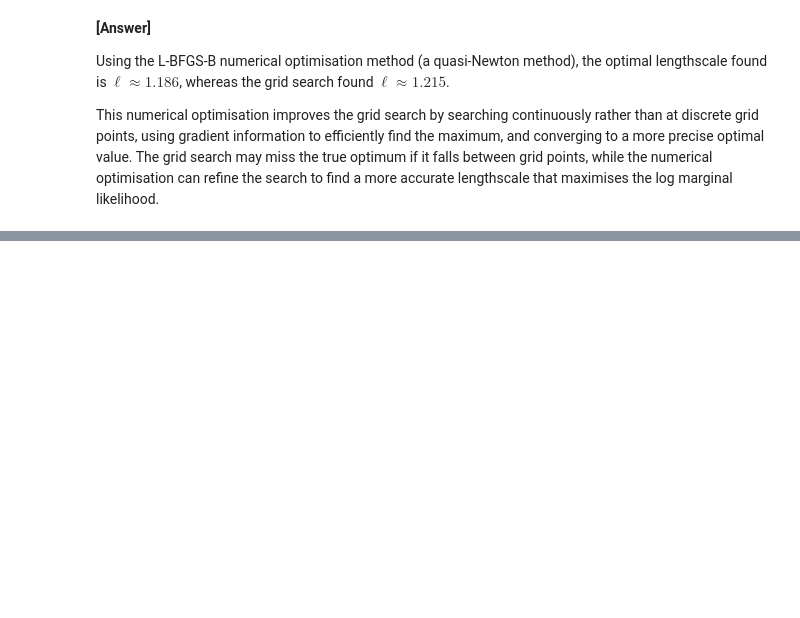
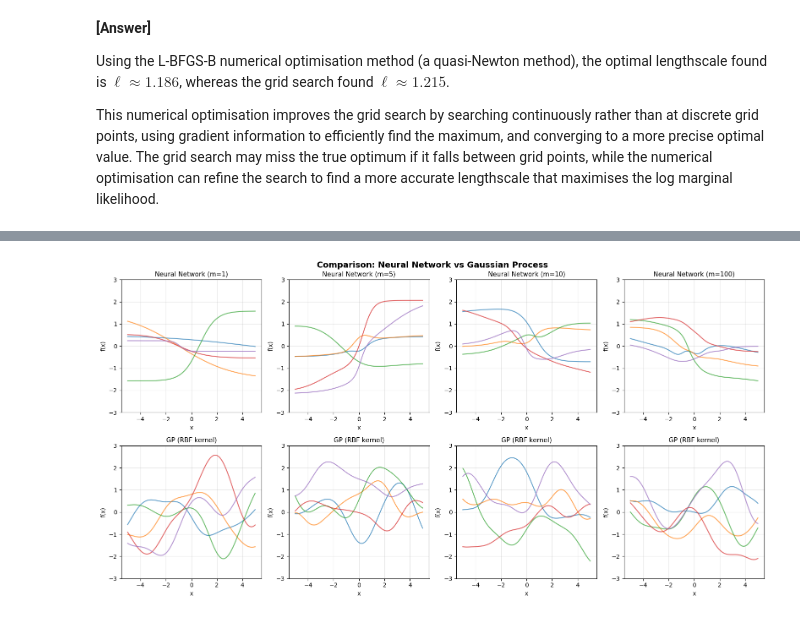
Before and after one commit to maplesugano/ProbInference, a Jupyter notebook: supplementary.ipynb, the cells around one changed output, grey strips where cells are left out. Saved outputs shown, nothing was run; the diff lists cells and outputs as text; code cells hidden in the pictures; blank space fills up the shorter version.

```diff
--- a/supplementary.ipynb
+++ b/supplementary.ipynb
@@ -967,0 +1053,40 @@ This numerical optimisation improves the grid search by searching continuously r
+# %%
+# NN vs GP with tanh-like kernel
+np.random.seed(42)
+
+gp_lengthscale = 1.5
+gp_variance = 1.0
+
+fig, axes = plt.subplots(2, 4, figsize=(16, 8))
+comparison_widths = [1, 5, 10, 100]
+
+for idx, m in enumerate(comparison_widths):
+    ax_nn = axes[0, idx]
+    nn_samples = sample_multiple_nns(X_nn, m, n_samples=5, sigma_a=sigma_a, sigma_w=sigma_w, sigma_b=sigma_b)
+
+    for i in range(5):
+        ax_nn.plot(X_nn, nn_samples[:, i], alpha=0.7, linewidth=1.5)
+
+    ax_nn.set_title(f'Neural Network (m={m})', fontsize=11)
+    ax_nn.set_xlabel('x')
+    ax_nn.set_ylabel('f(x)')
+    ax_nn.set_ylim([-3, 3])
+    ax_nn.grid(alpha=0.3)
+
+    ax_gp = axes[1, idx]
+    gp_samples = sample_gp_prior(X_nn, lengthscale=gp_lengthscale, variance=gp_variance, n_samples=5)
+
+    for i in range(5):
+        ax_gp.plot(X_nn, gp_samples[:, i], alpha=0.7, linewidth=1.5)
+
+    ax_gp.set_title('GP (RBF kernel)', fontsize=11)
+    ax_gp.set_xlabel('x')
+    ax_gp.set_ylabel('f(x)')
+    ax_gp.set_ylim([-3, 3])
+    ax_gp.grid(alpha=0.3)
+
+plt.tight_layout()
+plt.suptitle('Comparison: Neural Network vs Gaussian Process', y=1.01, fontsize=14, fontweight='bold')
+plt.show()
+# %% [output]
+[figure, added]
```
Also changed, not shown: parts of 11 cells of this notebook, 1 other file.
